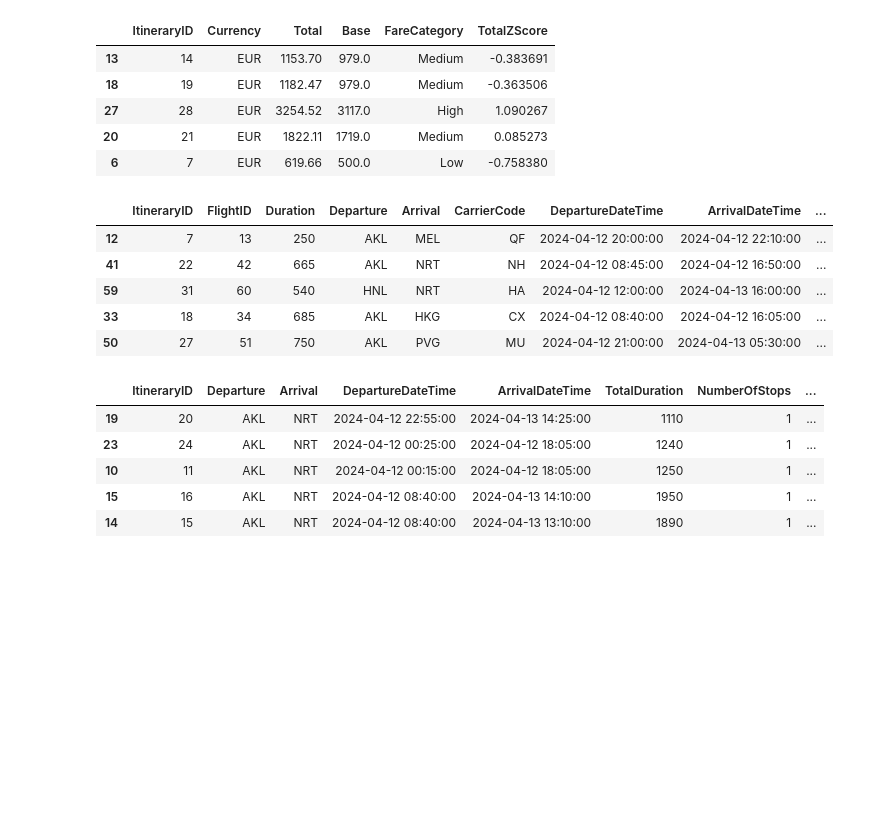
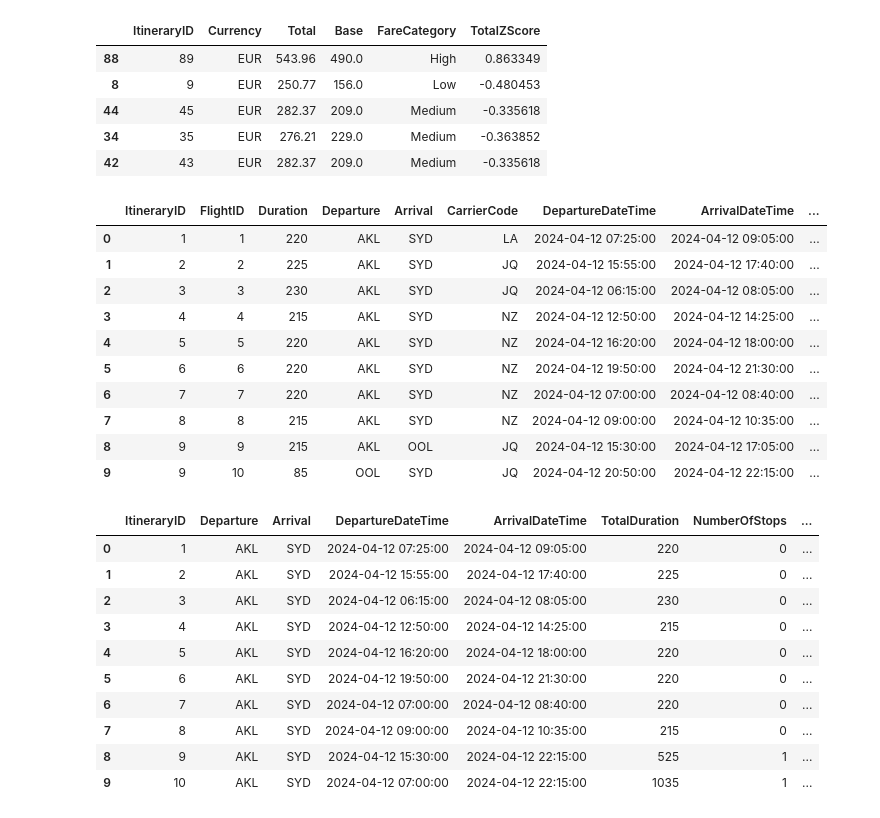
Before and after one commit to hanihatami/wtp_pilot, a Jupyter notebook: Notebooks/competitors.ipynb, the cells around one changed output. Cells and saved outputs as stored; diff of their text form; code cells hidden in the pictures; blank space fills up the shorter version.

```diff
--- a/Notebooks/competitors.ipynb
+++ b/Notebooks/competitors.ipynb
@@ -12,7 +12,7 @@ amadeus = Client(
 try:
     response = amadeus.shopping.flight_offers_search.get(
         originLocationCode='AKL',
-        destinationLocationCode='NRT',
+        destinationLocationCode='SYD',
         departureDate='2024-04-12',
         adults=1)
 #     print(response.data)
@@ -170,29 +179,39 @@ fares_data.sample(5)
 prices_data.sample(5)
 # %% [output]
 |  | ItineraryID | Currency | Total | Base | FareCategory | TotalZScore |
-| 13 | 14 | EUR | 1153.70 | 979.0 | Medium | -0.383691 |
-| 18 | 19 | EUR | 1182.47 | 979.0 | Medium | -0.363506 |
-| 27 | 28 | EUR | 3254.52 | 3117.0 | High | 1.090267 |
-| 20 | 21 | EUR | 1822.11 | 1719.0 | Medium | 0.085273 |
-| 6 | 7 | EUR | 619.66 | 500.0 | Low | -0.758380 |
+| 88 | 89 | EUR | 543.96 | 490.0 | High | 0.863349 |
+| 8 | 9 | EUR | 250.77 | 156.0 | Low | -0.480453 |
+| 44 | 45 | EUR | 282.37 | 209.0 | Medium | -0.335618 |
+| 34 | 35 | EUR | 276.21 | 229.0 | Medium | -0.363852 |
+| 42 | 43 | EUR | 282.37 | 209.0 | Medium | -0.335618 |
 # %%
-segments_data.sample(5)
+segments_data.head(10)
 # %% [output]
 |  | ItineraryID | FlightID | Duration | Departure | Arrival | CarrierCode | DepartureDateTime | ArrivalDateTime | ... |
-| 12 | 7 | 13 | 250 | AKL | MEL | QF | 2024-04-12 20:00:00 | 2024-04-12 22:10:00 | ... |
-| 41 | 22 | 42 | 665 | AKL | NRT | NH | 2024-04-12 08:45:00 | 2024-04-12 16:50:00 | ... |
-| 59 | 31 | 60 | 540 | HNL | NRT | HA | 2024-04-12 12:00:00 | 2024-04-13 16:00:00 | ... |
-| 33 | 18 | 34 | 685 | AKL | HKG | CX | 2024-04-12 08:40:00 | 2024-04-12 16:05:00 | ... |
-| 50 | 27 | 51 | 750 | AKL | PVG | MU | 2024-04-12 21:00:00 | 2024-04-13 05:30:00 | ... |
+| 0 | 1 | 1 | 220 | AKL | SYD | LA | 2024-04-12 07:25:00 | 2024-04-12 09:05:00 | ... |
+| 1 | 2 | 2 | 225 | AKL | SYD | JQ | 2024-04-12 15:55:00 | 2024-04-12 17:40:00 | ... |
+| 2 | 3 | 3 | 230 | AKL | SYD | JQ | 2024-04-12 06:15:00 | 2024-04-12 08:05:00 | ... |
+| 3 | 4 | 4 | 215 | AKL | SYD | NZ | 2024-04-12 12:50:00 | 2024-04-12 14:25:00 | ... |
+| 4 | 5 | 5 | 220 | AKL | SYD | NZ | 2024-04-12 16:20:00 | 2024-04-12 18:00:00 | ... |
+| 5 | 6 | 6 | 220 | AKL | SYD | NZ | 2024-04-12 19:50:00 | 2024-04-12 21:30:00 | ... |
+| 6 | 7 | 7 | 220 | AKL | SYD | NZ | 2024-04-12 07:00:00 | 2024-04-12 08:40:00 | ... |
+| 7 | 8 | 8 | 215 | AKL | SYD | NZ | 2024-04-12 09:00:00 | 2024-04-12 10:35:00 | ... |
+| 8 | 9 | 9 | 215 | AKL | OOL | JQ | 2024-04-12 15:30:00 | 2024-04-12 17:05:00 | ... |
+| 9 | 9 | 10 | 85 | OOL | SYD | JQ | 2024-04-12 20:50:00 | 2024-04-12 22:15:00 | ... |
 # %%
-flights_data.sample(5)
+flights_data.head(10)
 # %% [output]
 |  | ItineraryID | Departure | Arrival | DepartureDateTime | ArrivalDateTime | TotalDuration | NumberOfStops | ... |
-| 19 | 20 | AKL | NRT | 2024-04-12 22:55:00 | 2024-04-13 14:25:00 | 1110 | 1 | ... |
-| 23 | 24 | AKL | NRT | 2024-04-12 00:25:00 | 2024-04-12 18:05:00 | 1240 | 1 | ... |
-| 10 | 11 | AKL | NRT | 2024-04-12 00:15:00 | 2024-04-12 18:05:00 | 1250 | 1 | ... |
-| 15 | 16 | AKL | NRT | 2024-04-12 08:40:00 | 2024-04-13 14:10:00 | 1950 | 1 | ... |
-| 14 | 15 | AKL | NRT | 2024-04-12 08:40:00 | 2024-04-13 13:10:00 | 1890 | 1 | ... |
+| 0 | 1 | AKL | SYD | 2024-04-12 07:25:00 | 2024-04-12 09:05:00 | 220 | 0 | ... |
+| 1 | 2 | AKL | SYD | 2024-04-12 15:55:00 | 2024-04-12 17:40:00 | 225 | 0 | ... |
+| 2 | 3 | AKL | SYD | 2024-04-12 06:15:00 | 2024-04-12 08:05:00 | 230 | 0 | ... |
+| 3 | 4 | AKL | SYD | 2024-04-12 12:50:00 | 2024-04-12 14:25:00 | 215 | 0 | ... |
+| 4 | 5 | AKL | SYD | 2024-04-12 16:20:00 | 2024-04-12 18:00:00 | 220 | 0 | ... |
+| 5 | 6 | AKL | SYD | 2024-04-12 19:50:00 | 2024-04-12 21:30:00 | 220 | 0 | ... |
+| 6 | 7 | AKL | SYD | 2024-04-12 07:00:00 | 2024-04-12 08:40:00 | 220 | 0 | ... |
+| 7 | 8 | AKL | SYD | 2024-04-12 09:00:00 | 2024-04-12 10:35:00 | 215 | 0 | ... |
+| 8 | 9 | AKL | SYD | 2024-04-12 15:30:00 | 2024-04-12 22:15:00 | 525 | 1 | ... |
+| 9 | 10 | AKL | SYD | 2024-04-12 07:00:00 | 2024-04-12 22:15:00 | 1035 | 1 | ... |
 # %%
 # from datetime import datetime
 
```
Also changed, not shown: parts of 3 cells of this notebook, 1 other file.
